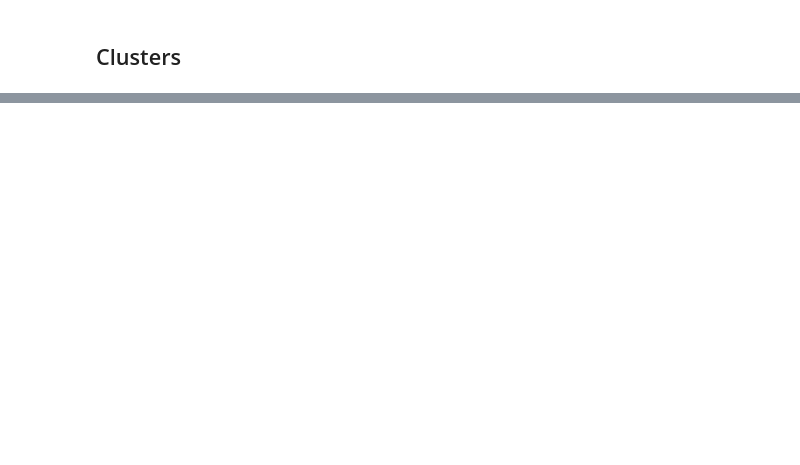
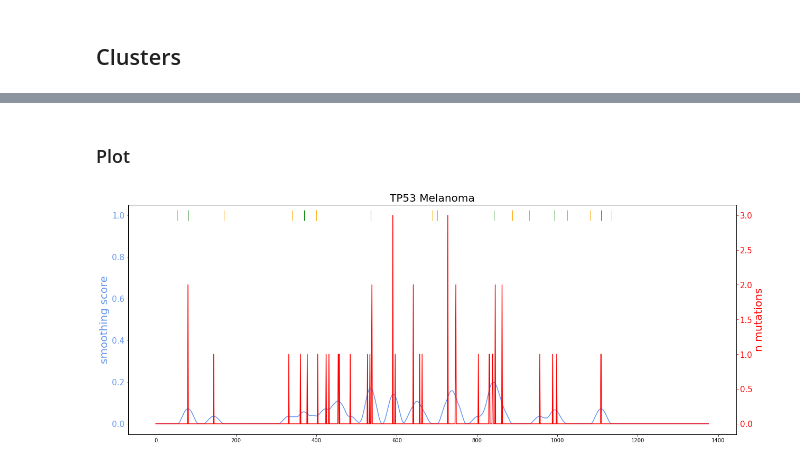
Before and after one commit to guoqi123/oncodriveCLUST, a Jupyter notebook: oncodcl_c.ipynb, the cells around one changed output, grey strips where cells are left out. Drawn from its saved outputs; the diff is of its cells as text; code cells hidden in the pictures; blank space fills up the shorter version.

Commit message:
Scripts for enrichment plots

```diff
--- a/oncodcl_c.ipynb
+++ b/oncodcl_c.ipynb
@@ -24,5 +60,5 @@ trees, regions_d = regions(input_regions)
 # %% [markdown]
 ### Read mutations file and intersect with regions
 # %%
-input_mutations = '/home/carnedo/projects/oncodriveclustl/inputs/mutations/pancanatlas/BLCA.txt'
+input_mutations = '/home/carnedo/projects/oncodriveclustl/inputs/mutations/pancanatlas/SKCM.txt'
 # %%
@@ -67,8 +98,10 @@ ax2.tick_params('y', colors='red')
 # %%
+%%time
 total_clusters = defaultdict(dict)
 
 for gene in total_regions.keys():
-    clusters = clustering(regions=total_regions[gene], mutations=mutations_d[gene], window=25)
-    total_clusters[gene] = clusters
+    clusters = clustering(regions=total_regions[gene], mutations=mutations_d[gene], window=clusterw, cutoff=clustermut, mode=clusterscore)
+    if len(clusters.keys()) != 0:
+        total_clusters[gene] = clusters
 
 print(len(total_clusters.keys()))
@@ -74,0 +124,2 @@ print(len(total_clusters.keys()))
+# %%
+out = '/home/carnedo/projects/oncodriveclustl/outputs/'
@@ -74,0 +171,6 @@ print(len(total_clusters.keys()))
+# %%
+genes_sum = defaultdict()
+
+for gene, value in total_clusters.items():
+    result = score_genes(clusters=value, mode='sum')
+    genes_sum[gene] = result
@@ -75,38 +279,60 @@ print(len(total_clusters.keys()))
+# %% [markdown]
+### Plot
 # %%
 # plot clusters
 
 gene = 'TP53'
+plot = out+'/figures/'+gene+'_'+str(genemut)+'_'+str(clustermut)+'_'+str(smoothw)+'_'+str(clusterw)+'_'+str(clusterscore)+'.png'
 
 plot_max = np.zeros(len(total_regions[gene]['binary']))
 plot_min_l = np.zeros(len(total_regions[gene]['binary']))
 plot_min_r = np.zeros(len(total_regions[gene]['binary']))
 
 for key, value in total_clusters[gene].items():
     plot_max[value['max'][0]]+=1
     plot_min_l[value['min_l'][0]]+=1
     plot_min_r[value['min_r'][0]]+=1
 
-    # Change 0 to nan for matplotlib
+# Change 0 to nan for matplotlib
 plot_max[ plot_max==0.0 ] = np.nan
 plot_min_l[ plot_min_l==0.0 ] = np.nan
 plot_min_r[ plot_min_r==0.0 ] = np.nan
 
-plt.figure(figsize=(20, 5))
+
+if strands_d[gene] == '+':
+    binary = total_regions[gene]['binary']
+    mutations = total_regions[gene]['mutations']
+
+elif strands_d[gene] == '-':
+    binary = total_regions[gene]['binary'][::-1]
+    mutations = total_regions[gene]['mutations'][::-1]
+    plot_max = plot_max[::-1]
+    plot_min_l = plot_min_l[::-1]
+    plot_min_r = plot_min_r[::-1]
+
+plt.figure(figsize=(26, 8))
 ax1 = plt.subplot2grid((1, 5), (0, 0), colspan=4)
 
-ax1.plot(total_regions[gene]['binary'], c='cornflowerblue')
-ax1.set_ylabel('smoothing score', color='cornflowerblue')
+
+ax1.plot(binary, c='cornflowerblue')
+ax1.set_ylabel('smoothing score', color='cornflowerblue', fontsize=20)
 
 ax2 = ax1.twinx()
-ax2.plot(total_regions[gene]['mutations'], c='red')
-ax2.set_ylabel('n mutations', color='red')
+ax2.plot(mutations, c='red')
+ax2.set_ylabel('n mutations', color='red', fontsize=20)
 
 
 ax1.plot(plot_max,'|', ms=20, c='green')
 ax1.plot(plot_min_l,'|', ms=20, c='orange')
 ax1.plot(plot_min_r,'|', ms=20, c='orange')
 
 length = len(total_regions[gene]['binary'])
 
-ax1.tick_params('y', colors='cornflowerblue')
-ax2.tick_params('y', colors='red')
+ax1.tick_params('y', colors='cornflowerblue', labelsize=15)
+ax2.tick_params('y', colors='red', labelsize=15)
+
+plt.title('TP53 Melanoma', fontsize=20)
+#ax1.set_xlabel('Nucleotides', fontsize=20)
+plt.savefig(plot)
+# %% [output]
+[figure, added]
```
Also changed, not shown: parts of 30 cells of this notebook, 1 other file.
